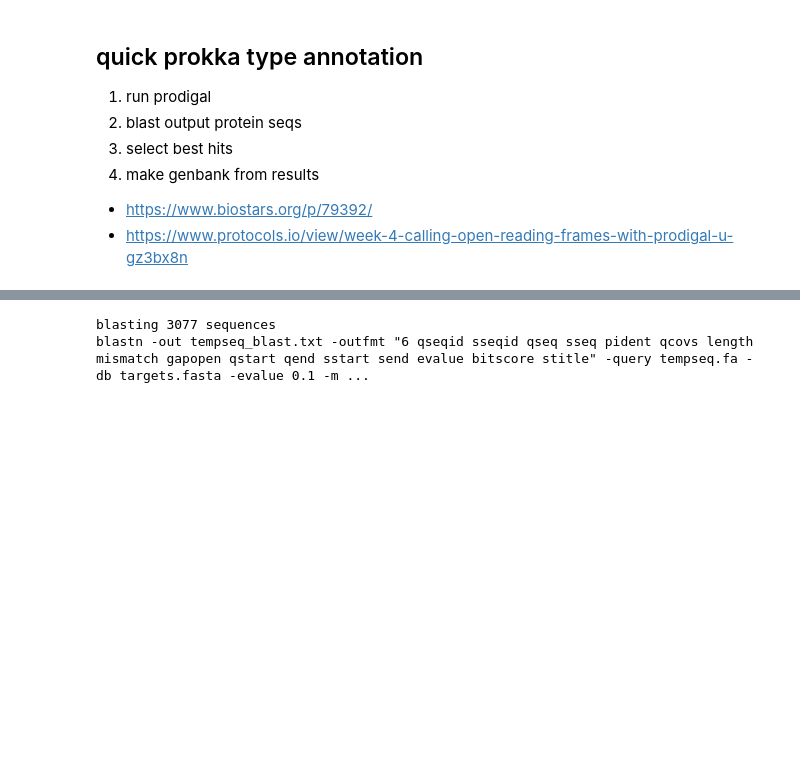
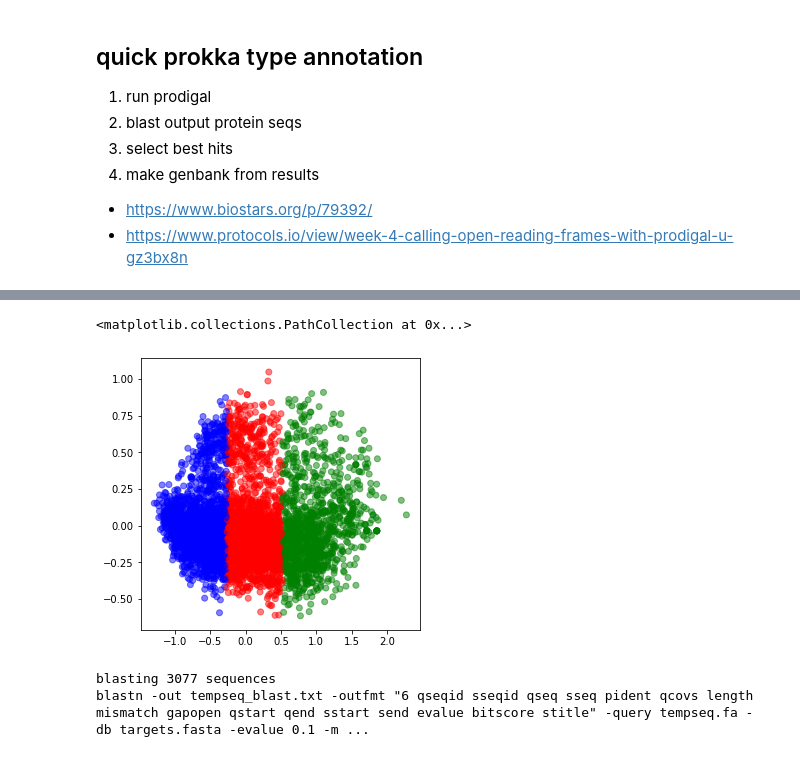
Before and after one commit to dmnfarrell/pathogenie, a Jupyter notebook: notebooks/testing.ipynb, the cells around one changed output, grey strips where cells are left out. Saved outputs shown, nothing was run; the diff lists cells and outputs as text; code cells hidden in the pictures; blank space fills up the shorter version.

```diff
--- a/notebooks/testing.ipynb
+++ b/notebooks/testing.ipynb
@@ -184,0 +118,16 @@ blastp -out tempseq_blast.txt -outfmt "6 qseqid sseqid qseq sseq pident qcovs le
+# %%
+testseqs = list(SeqIO.parse('test.faa','fasta'))
+testseqs = [s.seq for s in testseqs]
+from sgt import Sgt
+sgt = Sgt(kappa = 10, lengthsensitive = False)
+enc = sgt.fit_transform(corpus=testseqs)
+# %%
+from sklearn.decomposition import PCA
+from sklearn.cluster import KMeans
+pca = PCA(n_components=2)
+pca.fit(enc)
+X = pca.transform(enc)
+print(np.sum(pca.explained_variance_ratio_))
+
+df = pd.DataFrame(data=X, columns=['x1', 'x2'])
+df.head()
@@ -185,3 +142,17 @@ blastp -out tempseq_blast.txt -outfmt "6 qseqid sseqid qseq sseq pident qcovs le
+# %%
+kmeans = KMeans(n_clusters=3, max_iter =300)
+kmeans.fit(df)
+
+labels = kmeans.predict(df)
+centroids = kmeans.cluster_centers_
+
+fig = plt.figure(figsize=(5, 5))
+colmap = {1: 'r', 2: 'g', 3: 'b'}
+colors = list(map(lambda x: colmap[x+1], labels))
+plt.scatter(df['x1'], df['x2'], color=colors, alpha=0.5, edgecolor=colors)
+# %% [output]
+<matplotlib.collections.PathCollection at 0x...>
+[figure, added]
 # %%
 reload(tools)
 df=tools.genbank_to_dataframe('../amr_results/ecoli_HSP38.gbk')
```
Also changed, not shown: parts of 8 cells of this notebook, 2 other files.
